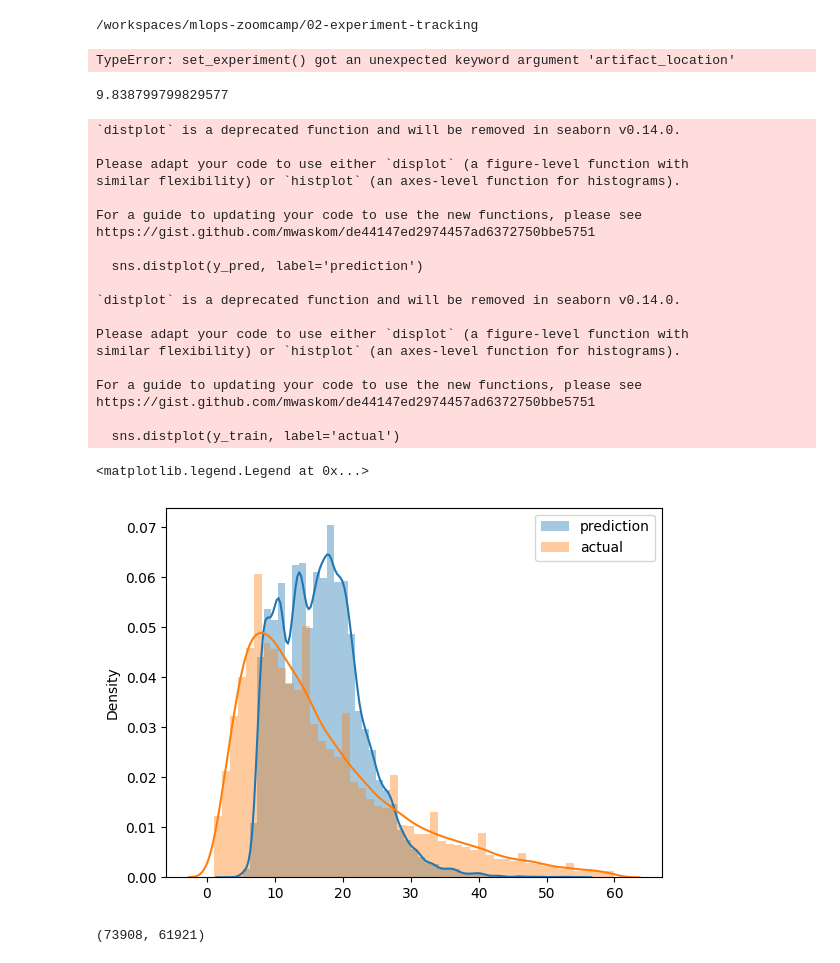
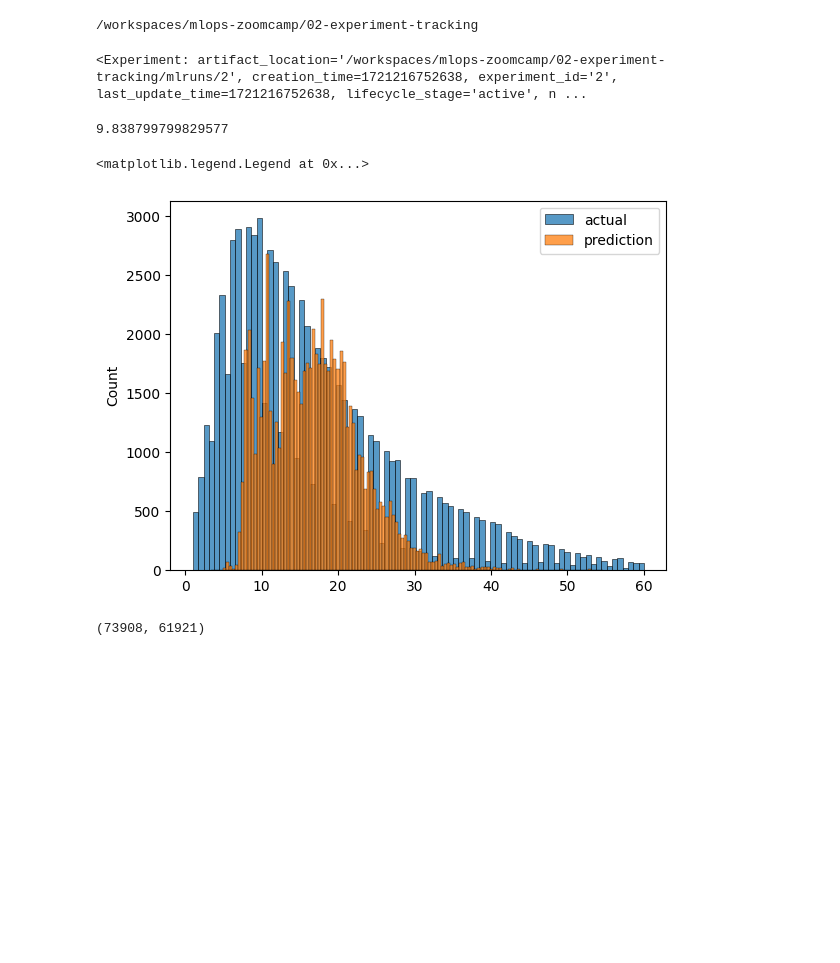
Before and after one commit to reallaborious/mlops-zoomcamp, a Jupyter notebook: 02-experiment-tracking/2.2 Getting started with MLflow.ipynb, the cells around one changed output. Cells and saved outputs as stored; diff of their text form; code cells hidden in the pictures; blank space fills up the shorter version.

Commit message:
check to add artifacts_location path

```diff
--- a/02-experiment-tracking/2.2 Getting started with MLflow.ipynb
+++ b/02-experiment-tracking/2.2 Getting started with MLflow.ipynb
@@ -30,11 +28,11 @@ from sklearn.metrics import mean_squared_error
 /workspaces/mlops-zoomcamp/02-experiment-tracking
 # %%
 import mlflow,os
-
+experiment_name='nyc-taxi-experiment'
 mlflow.set_tracking_uri("sqlite:///mlflow.db")
-mlflow.set_experiment('nyc-taxi-experiment')
+mlflow.set_experiment(experiment_name)
 # %% [output]
-TypeError: set_experiment() got an unexpected keyword argument 'artifact_location'
+<Experiment: artifact_location='/workspaces/mlops-zoomcamp/02-experiment-tracking/mlruns/2', creation_time=1721216752638, experiment_id='2', last_update_time=1721216752638, lifecycle_stage='active', n ...
 # %%
 # df = pd.read_parquet('./data/green_tripdata_2021-01.parquet')
 df = pd.read_parquet('https://d37ci6vzurychx.cloudfront.net/trip-data/green_tripdata_2021-01.parquet')
@@ -66,32 +64,13 @@ mean_squared_error(y_train, y_pred, squared=False)
 # %% [output]
 9.838799799829577
 # %%
-sns.distplot(y_pred, label='prediction')
-sns.distplot(y_train, label='actual')
+sns.histplot(y_train, label='actual')
+sns.histplot(y_pred, label='prediction')
 
 plt.legend()
 # %% [output]
-`distplot` is a deprecated function and will be removed in seaborn v0.14.0.
-
-Please adapt your code to use either `displot` (a figure-level function with
-similar flexibility) or `histplot` (an axes-level function for histograms).
-
-For a guide to updating your code to use the new functions, please see
-https://gist.github.com/mwaskom/de44147ed2974457ad6372750bbe5751
-
-  sns.distplot(y_pred, label='prediction')
-
-`distplot` is a deprecated function and will be removed in seaborn v0.14.0.
-
-Please adapt your code to use either `displot` (a figure-level function with
-similar flexibility) or `histplot` (an axes-level function for histograms).
-
-For a guide to updating your code to use the new functions, please see
-https://gist.github.com/mwaskom/de44147ed2974457ad6372750bbe5751
-
-  sns.distplot(y_train, label='actual')
+<matplotlib.legend.Legend at 0x...>
-<matplotlib.legend.Legend at 0x...>
-[figure, old version]
+[figure, new version]
 # %%
 def read_dataframe(filename):
     if filename.endswith('.csv'):
```
Also changed, not shown: parts of 3 cells of this notebook, 1 other file.
